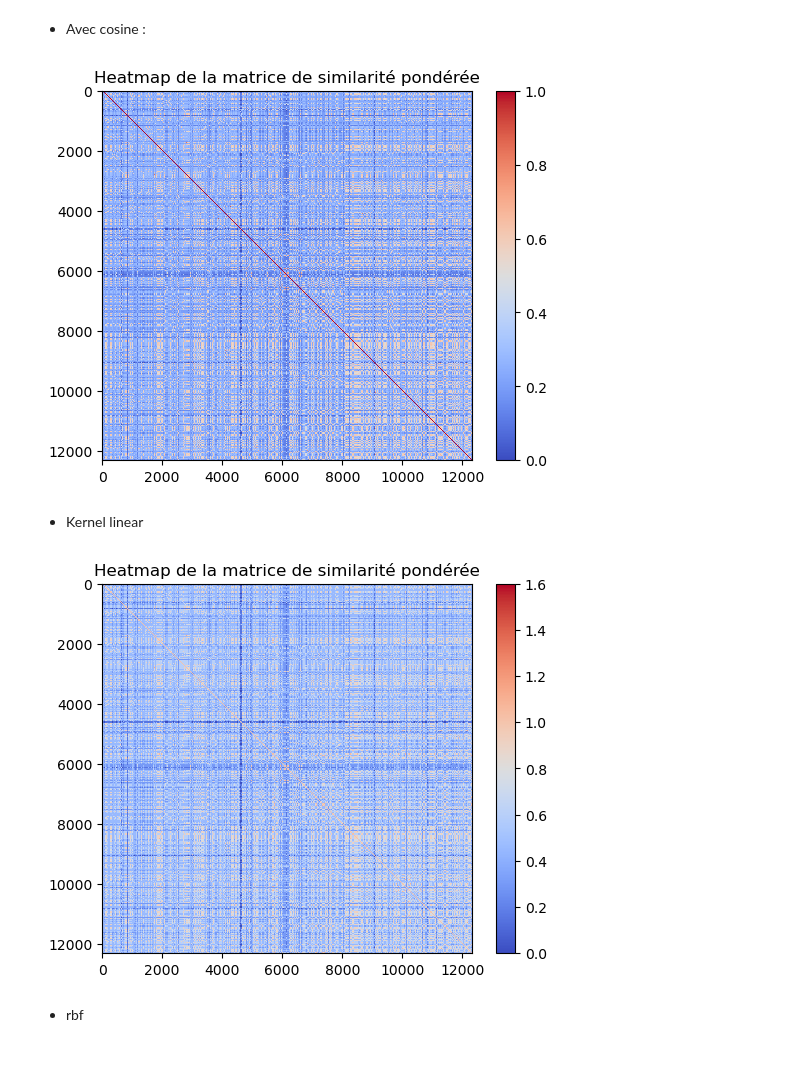
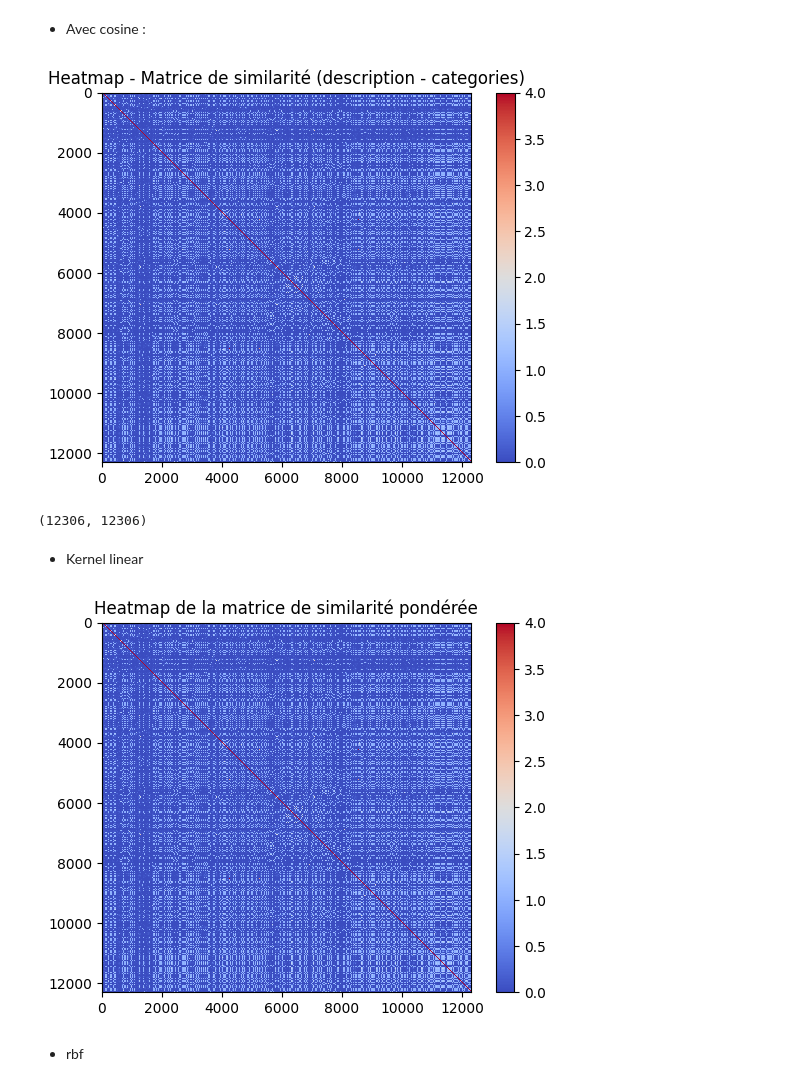
Before and after one commit to Amayas29/review-analysis, a Jupyter notebook: src/7_content_based.ipynb, the cells around one changed output. Drawn from its saved outputs; the diff is of its cells as text; code cells hidden in the pictures; blank space fills up the shorter version.

```diff
--- a/src/7_content_based.ipynb
+++ b/src/7_content_based.ipynb
@@ -56,3 +52,6 @@ col_weights = {"'description'": 0.4,
+# %%
+col_weights = {"'description'": 3,
+            "'categories'":1}
 # %% [markdown]
 - Avec cosine :
 # %%
@@ -63,11 +62,15 @@ for col, weight in tqdm(col_weights.items()):
     cosine_matrix += similarity_matrix * weight
 # %%
 plt.imshow(cosine_matrix, cmap='coolwarm', interpolation='nearest')
-plt.title('Heatmap de la matrice de similarité pondérée')
+plt.title('Heatmap - Matrice de similarité (description - categories)')
 plt.colorbar()
 plt.show()
 # %% [output]
-[figure, old version]
+[figure, new version]
+# %%
+cosine_matrix.shape
+# %% [output]
+(12306, 12306)
 # %% [markdown]
 - Kernel linear
 # %%
@@ -82,7 +85,7 @@ plt.title('Heatmap de la matrice de similarité pondérée')
 plt.colorbar()
 plt.show()
 # %% [output]
-[figure, old version]
+[figure, new version]
 # %% [markdown]
 - rbf
 # %%
```
Also changed, not shown: parts of 41 cells of this notebook, 7 other files.
